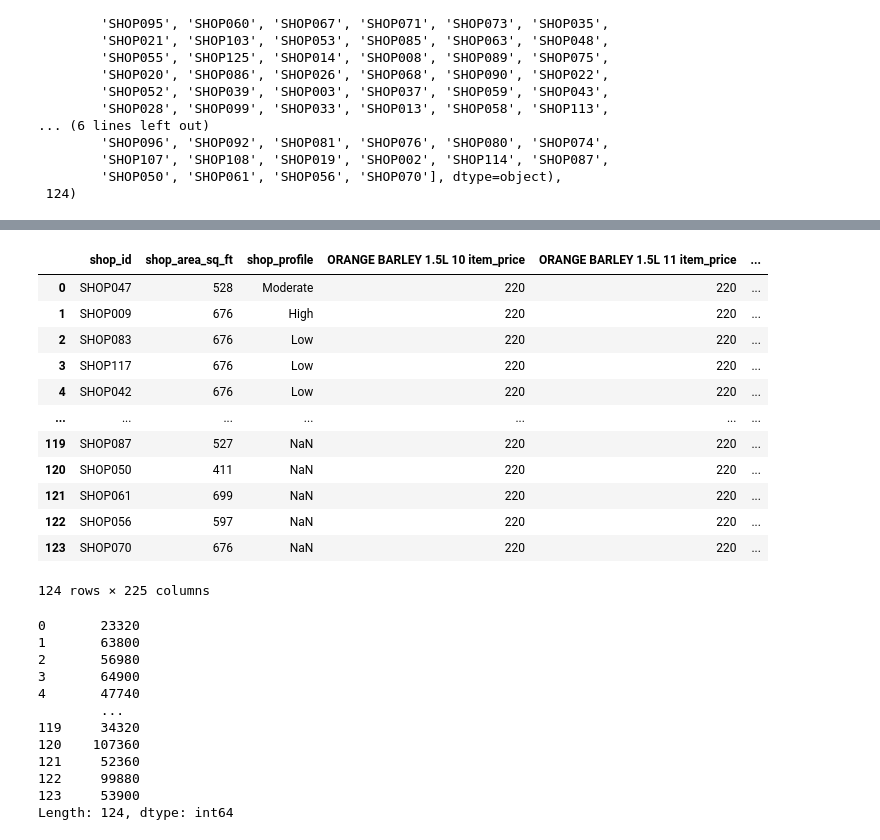
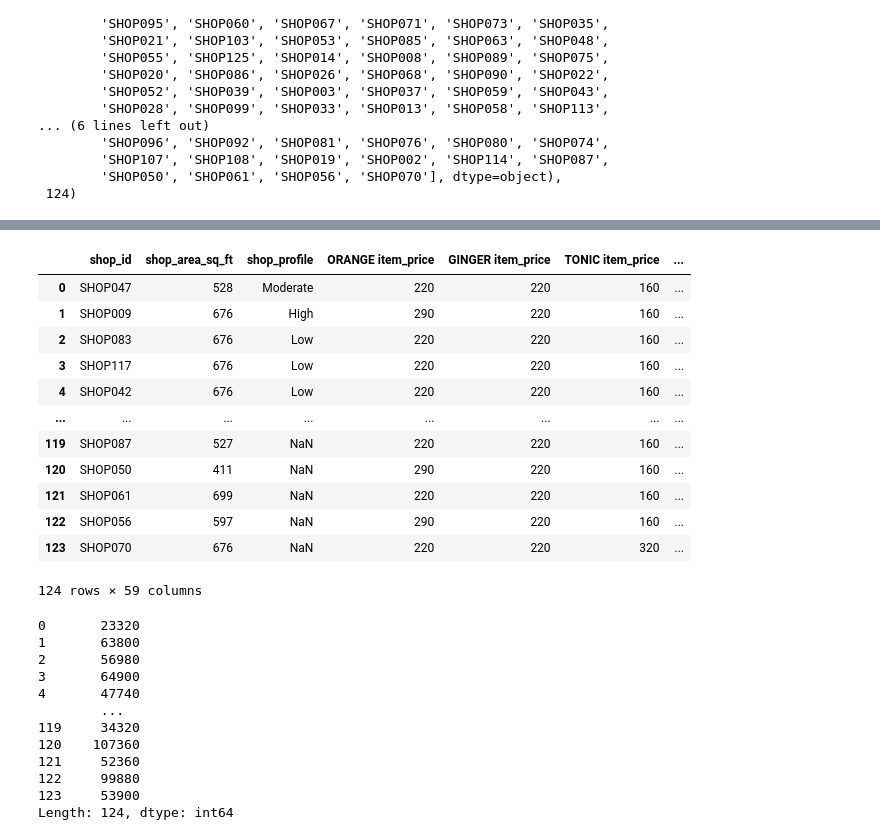
Before and after one commit to sandani98/DataStorm-4.0, a Jupyter notebook: data-storm-4/Day 3/main_day3.ipynb, the cells around one changed output, grey strips where cells are left out. Drawn from its saved outputs; the diff is of its cells as text; code cells hidden in the pictures.

```diff
--- a/data-storm-4/Day 3/main_day3.ipynb
+++ b/data-storm-4/Day 3/main_day3.ipynb
@@ -5,6 +5,6 @@ import matplotlib.pyplot as plt
 from datetime import datetime
 import math
 # %%
-historical_transaction_data = pd.read_csv('Historical-transaction-data.csv')
+historical_transaction_data = pd.read_csv('merged.csv',index_col=0)
 historical_transaction_data
 # %% [output]
@@ -24,5 +24,5 @@ historical_transaction_data
 # %%
-historical_transaction_data['year'] = pd.DatetimeIndex(historical_transaction_data['transaction_date']).year
-historical_transaction_data['month'] = pd.DatetimeIndex(historical_transaction_data['transaction_date']).month
-historical_transaction_data['day'] = pd.DatetimeIndex(historical_transaction_data['transaction_date']).day
-historical_transaction_data['earning'] = historical_transaction_data['item_price']*historical_transaction_data['quantity_sold']
+# historical_transaction_data['year'] = pd.DatetimeIndex(historical_transaction_data['transaction_date']).year
+# historical_transaction_data['month'] = pd.DatetimeIndex(historical_transaction_data['transaction_date']).month
+# historical_transaction_data['day'] = pd.DatetimeIndex(historical_transaction_data['transaction_date']).day
+# historical_transaction_data['earning'] = historical_transaction_data['item_price']*historical_transaction_data['quantity_sold']
@@ -89,13 +78,13 @@ for shop_id in shops:
     header_lst_item_price = ('shop_id',)
     for i in items:
         # print('i',i)
-        for month_ in range(10,13):
+        # for month_ in range(10,13):
             # print(day_)
             # print(i+'-2021/'+str(month_)+'/'+str(day_))
             # a = historical_transaction_data.loc[historical_transaction_data.shop_id == shop_id]
             # b = a.loc[a.item_description == i]
             # c = b.loc[b.date == datetime(2021,month_,day_).date()]
-            header_lst_item_price = header_lst_item_price + ( i+' '+str(month_)+' item_price',)
+        header_lst_item_price = header_lst_item_price + ( i+' item_price',)
 # %%
 header_lst_item_price
 # %% [output]
@@ -189,19 +176,19 @@ for shop_id in shops:
     lst = [shop_id]
     for i in items:
         # print('i',i)
-        for month_ in range(10,13):
+        # for month_ in range(10,13):
                 # print(month_)
                 # print(i+'-2021/'+str(month_)+'/'+str(day_))
-                a = historical_transaction_data.loc[historical_transaction_data.shop_id == shop_id]
-                b = a.loc[a.item_description == i]
-                c = b.loc[b.month == month_]
-                k = c.item_price.mode()
-                # print('k',k,'k[0]',k[0])
-                if c.item_price.isna().all():
-                    k=0
-                else:
-                    k = c.item_price.mode(dropna=True)[0]
-                lst.append(k)
+        a = historical_transaction_data.loc[historical_transaction_data.shop_id == shop_id]
+        b = a.loc[a.item_description == i]
+        c = b.loc[b.month == month_]
+        k = c.item_price.mode()
+        # print('k',k,'k[0]',k[0])
+        if c.item_price.isna().all():
+            k=0
+        else:
+            k = c.item_price.mode(dropna=True)[0]
+        lst.append(k)
                 # print(k)
     print(lst)
     lst_of_lsts_item_price.append(lst)
@@ -316,21 +303,21 @@ stores1
 # %%
 stores2 = pd.merge(stores1,quantity_sold_per_item_per_month,how='left',on='shop_id')
-stores2.to_csv('store_info_item_price_quantity_sold_per_month.csv')
+stores2.to_csv('chalani_store_info_item_price_quantity_sold_per_month.csv')
 stores2
 # %% [output]
-|  | shop_id | shop_area_sq_ft | shop_profile | ORANGE BARLEY 1.5L 10 item_price | ORANGE BARLEY 1.5L 11 item_price | ... |
-| 0 | SHOP047 | 528 | Moderate | 220 | 220 | ... |
-| 1 | SHOP009 | 676 | High | 220 | 220 | ... |
-| 2 | SHOP083 | 676 | Low | 220 | 220 | ... |
-| 3 | SHOP117 | 676 | Low | 220 | 220 | ... |
-| 4 | SHOP042 | 676 | Low | 220 | 220 | ... |
-| ... | ... | ... | ... | ... | ... | ... |
-| 119 | SHOP087 | 527 | NaN | 220 | 220 | ... |
-| 120 | SHOP050 | 411 | NaN | 220 | 220 | ... |
-| 121 | SHOP061 | 699 | NaN | 220 | 220 | ... |
-| 122 | SHOP056 | 597 | NaN | 220 | 220 | ... |
-| 123 | SHOP070 | 676 | NaN | 220 | 220 | ... |
+|  | shop_id | shop_area_sq_ft | shop_profile | ORANGE item_price | GINGER item_price | TONIC item_price | ... |
+| 0 | SHOP047 | 528 | Moderate | 220 | 220 | 160 | ... |
+| 1 | SHOP009 | 676 | High | 290 | 220 | 160 | ... |
+| 2 | SHOP083 | 676 | Low | 220 | 220 | 160 | ... |
+| 3 | SHOP117 | 676 | Low | 220 | 220 | 160 | ... |
+| 4 | SHOP042 | 676 | Low | 220 | 220 | 160 | ... |
+| ... | ... | ... | ... | ... | ... | ... | ... |
+| 119 | SHOP087 | 527 | NaN | 220 | 220 | 160 | ... |
+| 120 | SHOP050 | 411 | NaN | 290 | 220 | 160 | ... |
+| 121 | SHOP061 | 699 | NaN | 220 | 220 | 160 | ... |
+| 122 | SHOP056 | 597 | NaN | 290 | 220 | 160 | ... |
+| 123 | SHOP070 | 676 | NaN | 220 | 220 | 320 | ... |
-124 rows × 225 columns
+124 rows × 59 columns
 # %%
 stores2['ORANGE BARLEY 1.5L 10 item_price']*stores2['ORANGE BARLEY 1.5L 10 quantity_sold']
 # %% [output]
```
Also changed, not shown: parts of 14 cells of this notebook, 10 other files.
